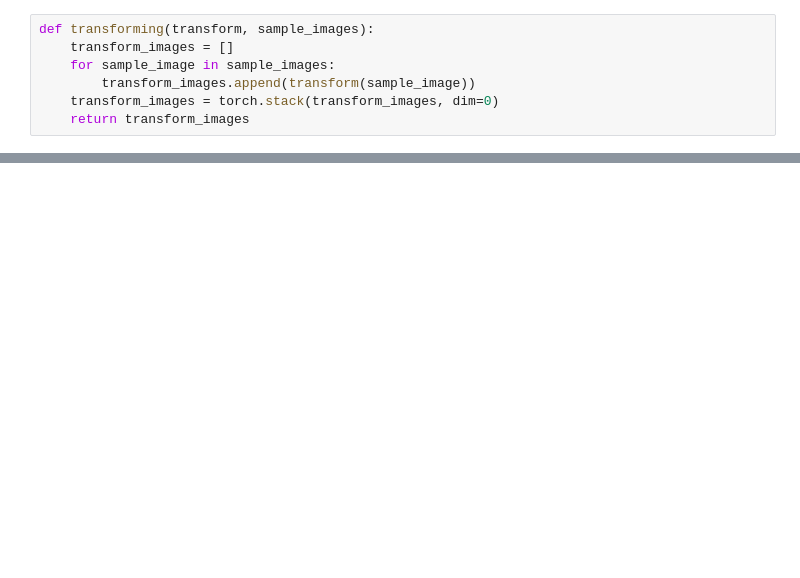
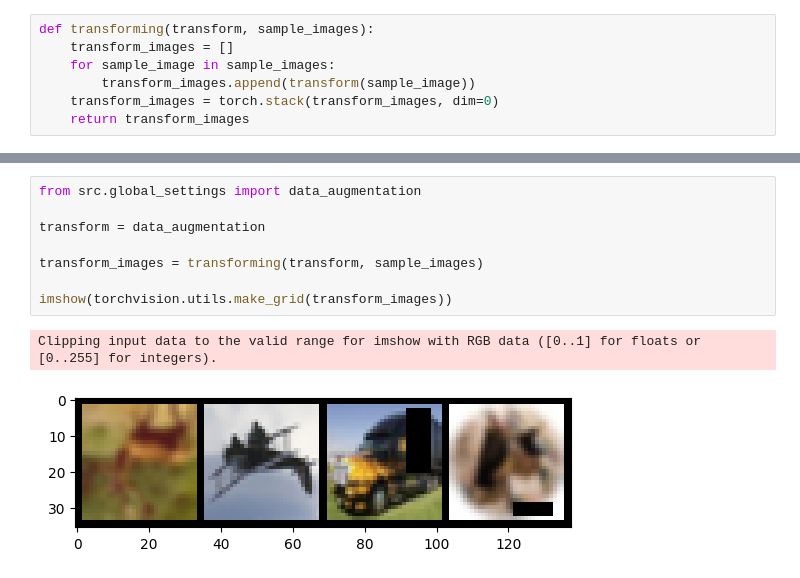
Before and after one commit to devhoodit/ml2-project, a Jupyter notebook: ml2/data_augmentation_eg.ipynb, the cells around one changed output, grey strips where cells are left out. Drawn from its saved outputs; the diff is of its cells as text; blank space fills up the shorter version.

Commit message:
feature testnet/data_augmentation

```diff
--- a/ml2/data_augmentation_eg.ipynb
+++ b/ml2/data_augmentation_eg.ipynb
@@ -91,0 +94,11 @@ print(CIFAR10.classes)
+# %%
+from src.global_settings import data_augmentation
+
+transform = data_augmentation
+
+transform_images = transforming(transform, sample_images)
+
+imshow(torchvision.utils.make_grid(transform_images))
+# %% [output]
+Clipping input data to the valid range for imshow with RGB data ([0..1] for floats or [0..255] for integers).
+[figure, added]
```
Also changed, not shown: parts of 5 cells of this notebook, 3 other files.
